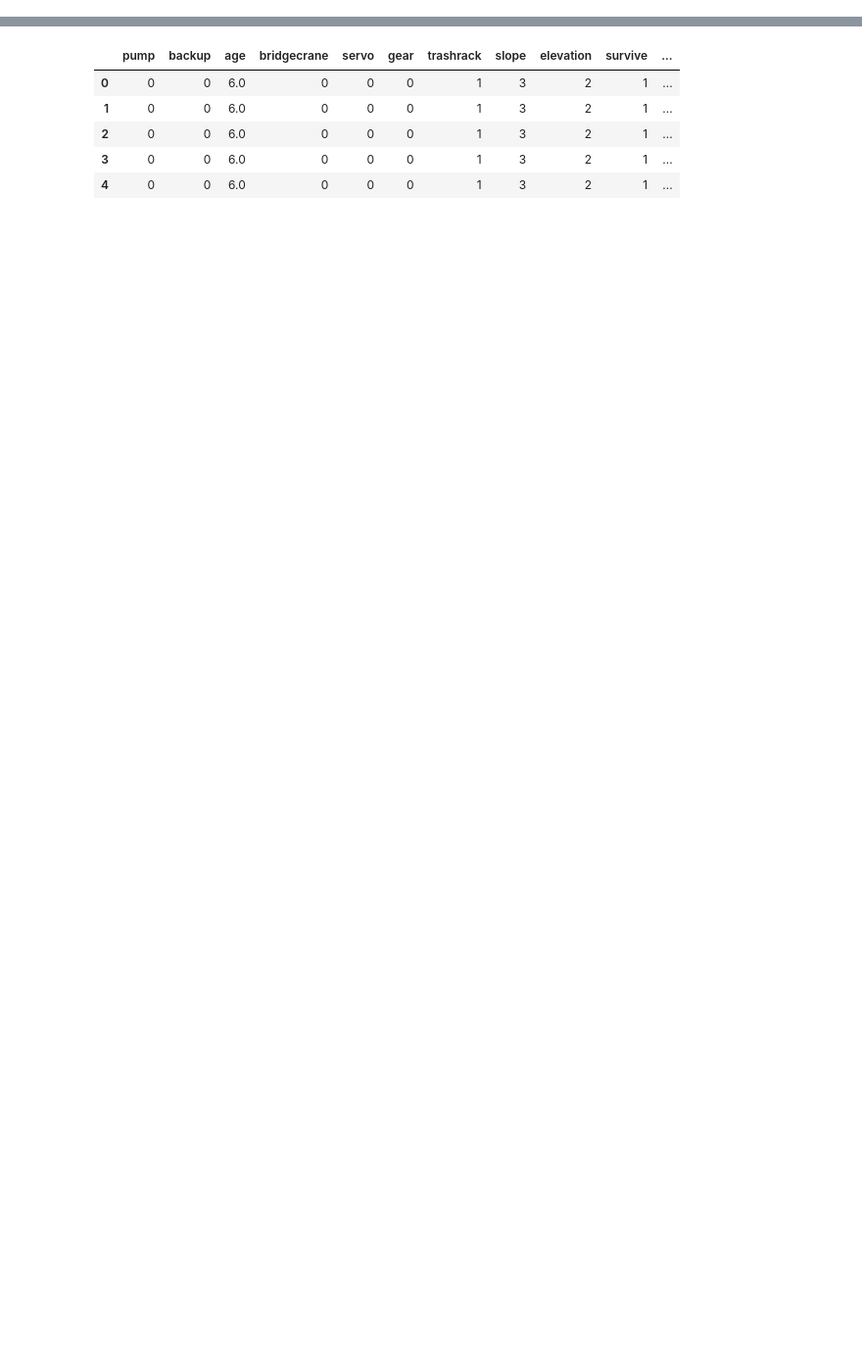
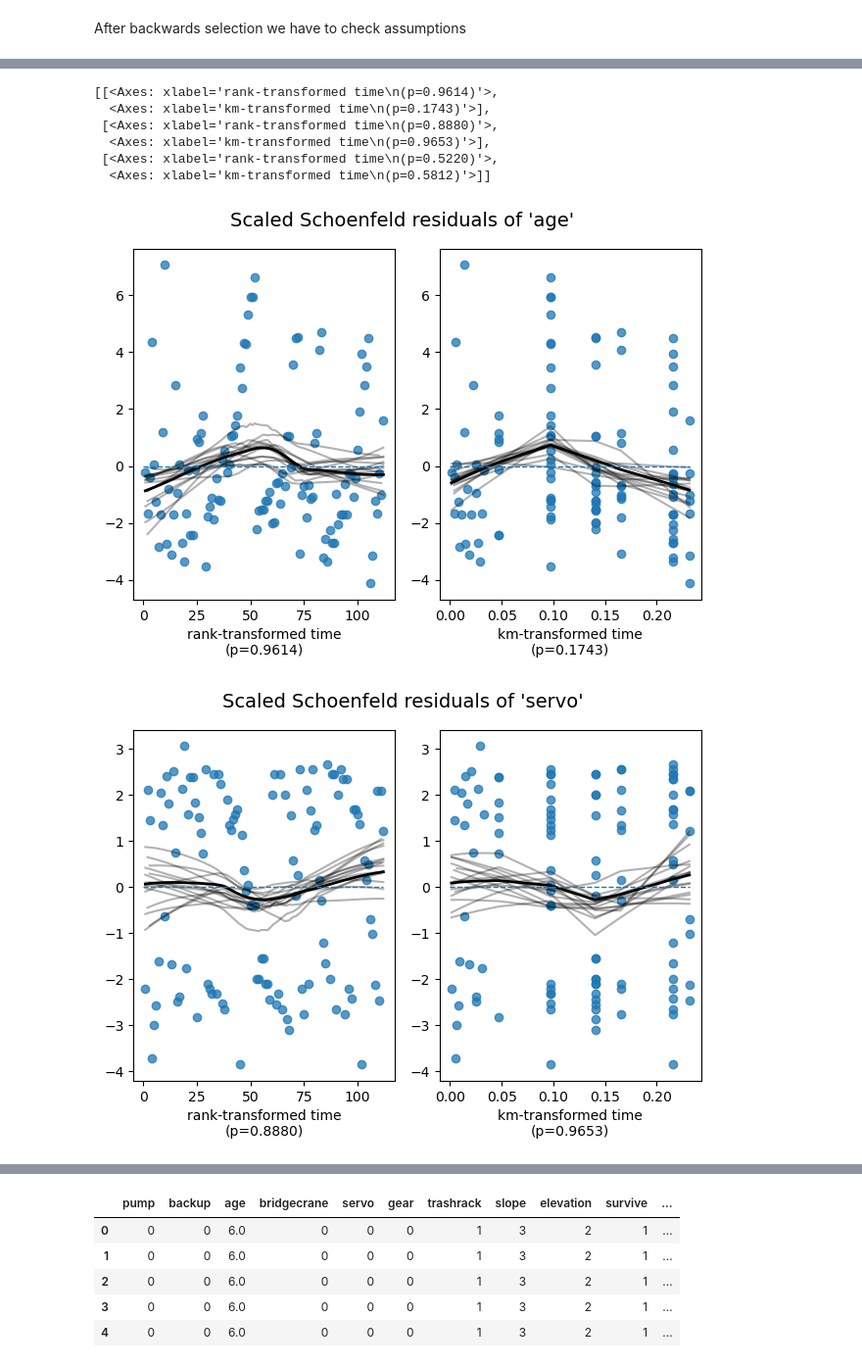
Before and after one commit to SterlingHayden/Survival-Analysis, a Jupyter notebook: HW/HW-03/HW-03.ipynb, the cells around one changed output, grey strips where cells are left out. Shown at 98% size. Drawn from its saved outputs; the diff is of its cells as text; code cells hidden in the pictures; blank space fills up the shorter version.

```diff
--- a/HW/HW-03/HW-03.ipynb
+++ b/HW/HW-03/HW-03.ipynb
@@ -11,0 +17,11 @@ df = pd.read_csv(url)
+# %%
+cph = CoxPHFitter()
+#backwards selction at alpha 0.03
+cph.fit(df[['backup', 'age', 'bridgecrane', 'servo', 'gear', 'trashrack', 'slope', 'elevation', 'hour', 'motor']], duration_col='hour', event_col='motor')
+cph.fit(df[['backup', 'age', 'bridgecrane', 'servo', 'gear', 'slope', 'elevation', 'hour', 'motor']], duration_col='hour', event_col='motor')
+cph.fit(df[['backup', 'age', 'bridgecrane', 'servo', 'gear', 'slope', 'hour', 'motor']], duration_col='hour', event_col='motor')
+cph.fit(df[['backup', 'age', 'bridgecrane', 'servo', 'slope', 'hour', 'motor']], duration_col='hour', event_col='motor')
+cph.fit(df[['age', 'bridgecrane', 'servo', 'slope', 'hour', 'motor']], duration_col='hour', event_col='motor')
+cph.fit(df[['age', 'servo', 'slope', 'hour', 'motor']], duration_col='hour', event_col='motor')
+
+cph.print_summary()
@@ -11,0 +45,5 @@ df = pd.read_csv(url)
+# %% [markdown]
+After backwards selection we have to check assumptions
+# %%
+cph.check_assumptions(df[['age', 'servo', 'slope', 'hour', 'motor']], p_value_threshold=0.03, show_plots=True)
+# %% [output]
@@ -11,0 +59,8 @@ df = pd.read_csv(url)
+[[<Axes: xlabel='rank-transformed time\n(p=0.9614)'>,
+  <Axes: xlabel='km-transformed time\n(p=0.1743)'>],
+ [<Axes: xlabel='rank-transformed time\n(p=0.8880)'>,
+  <Axes: xlabel='km-transformed time\n(p=0.9653)'>],
+ [<Axes: xlabel='rank-transformed time\n(p=0.5220)'>,
+  <Axes: xlabel='km-transformed time\n(p=0.5812)'>]]
+[figure, added]
+[figure, added]
```
Also changed, not shown: parts of 14 cells of this notebook.
